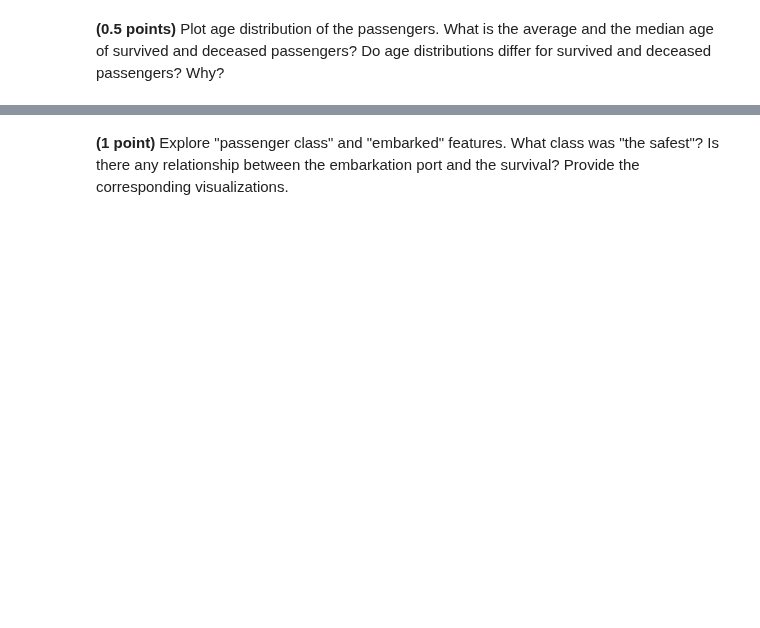
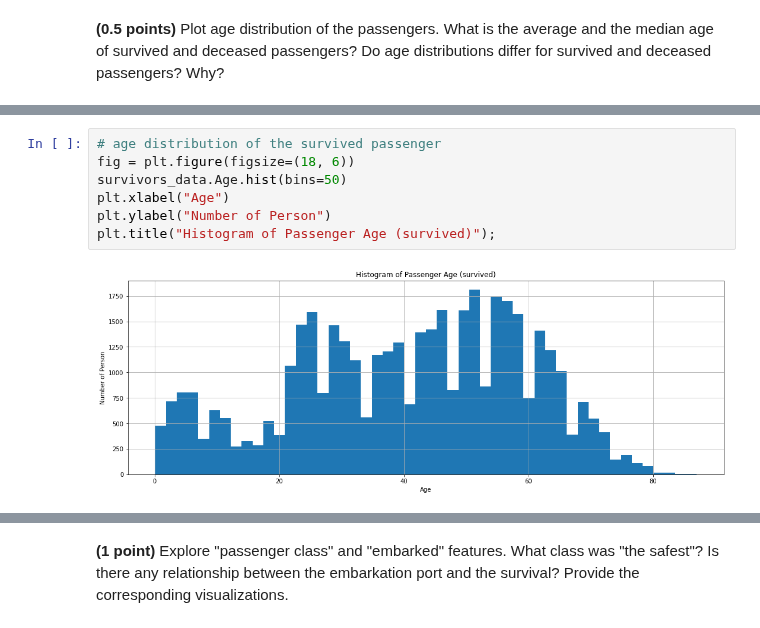
Before and after one commit to Leonidkourtch/ml-intro-1, a Jupyter notebook: 5_classification_linear_knn/hw_classification.ipynb, the cells around one changed output, grey strips where cells are left out. Cells and saved outputs as stored; diff of their text form; blank space fills up the shorter version.

```diff
--- a/5_classification_linear_knn/hw_classification.ipynb
+++ b/5_classification_linear_knn/hw_classification.ipynb
@@ -449,0 +509,9 @@ data.head()
+# %%
+# age distribution of the survived passenger
+fig = plt.figure(figsize=(18, 6))
+survivors_data.Age.hist(bins=50)
+plt.xlabel("Age")
+plt.ylabel("Number of Person")
+plt.title("Histogram of Passenger Age (survived)");
+# %% [output]
+[figure, added]
```
Also changed, not shown: parts of 129 cells of this notebook.
